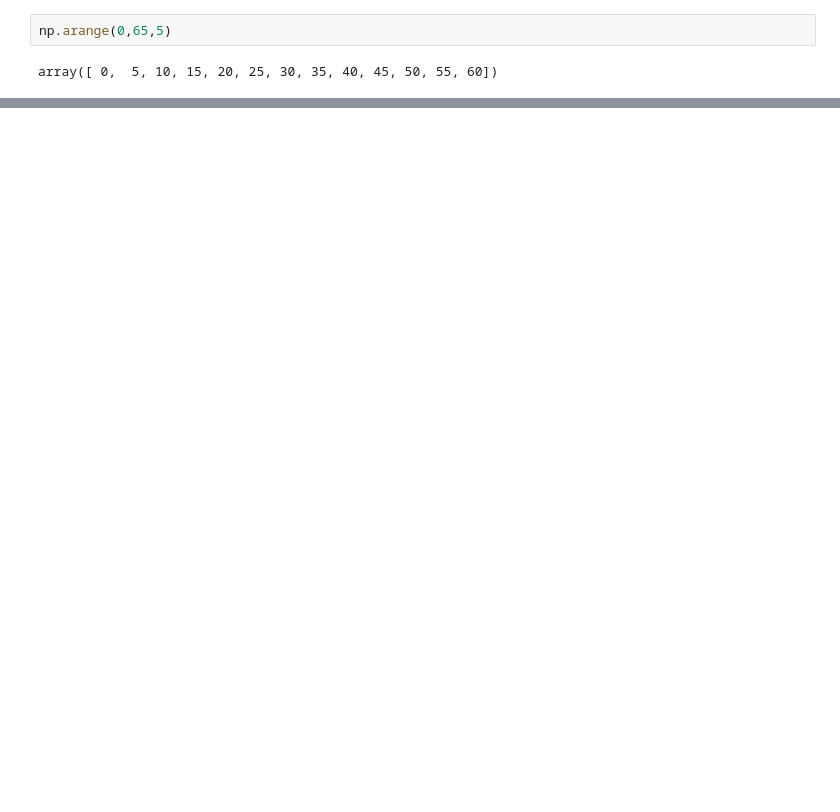
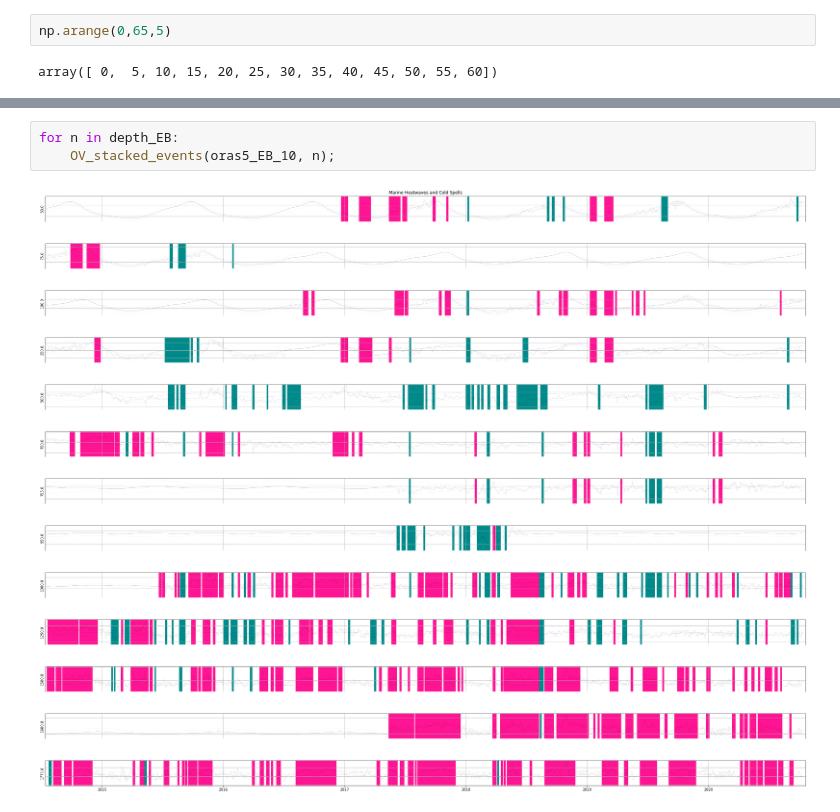
Before and after one commit to Marie-Louise-Korte/Rockall_Trough_MHW, a Jupyter notebook: RT_instrument_data.ipynb, the cells around one changed output, grey strips where cells are left out. Saved outputs shown, nothing was run; the diff lists cells and outputs as text; blank space fills up the shorter version.

```diff
--- a/RT_instrument_data.ipynb
+++ b/RT_instrument_data.ipynb
@@ -332,6 +383,23 @@ for n in depth:
 [figure]
 [figure]
 [figure]
+# %%
+for n in depth_EB:
+    OV_stacked_events(oras5_EB_10, n);
+# %% [output]
+[figure, added]
+[figure, added]
+[figure, added]
+[figure, added]
+[figure, added]
+[figure, added]
+[figure, added]
+[figure, added]
+[figure, added]
+[figure, added]
+[figure, added]
+[figure, added]
+[figure, added]
 # %%
 fig, ax=plt.subplots(figsize=(20,12))
 
```
Also changed, not shown: parts of 34 cells of this notebook.
